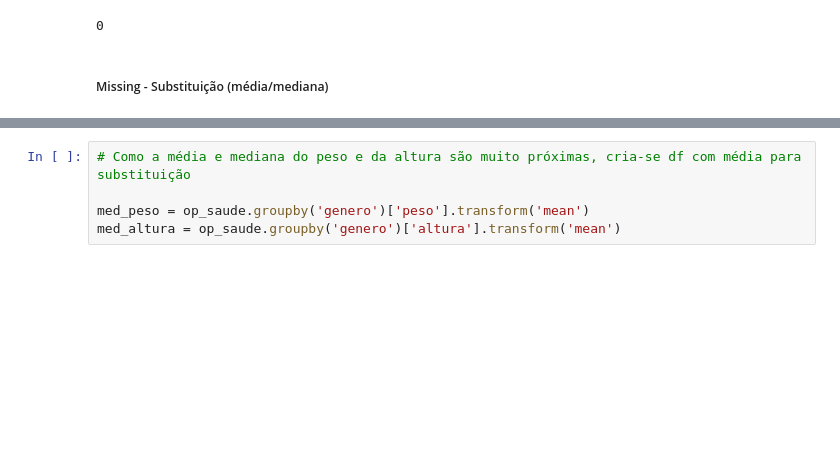
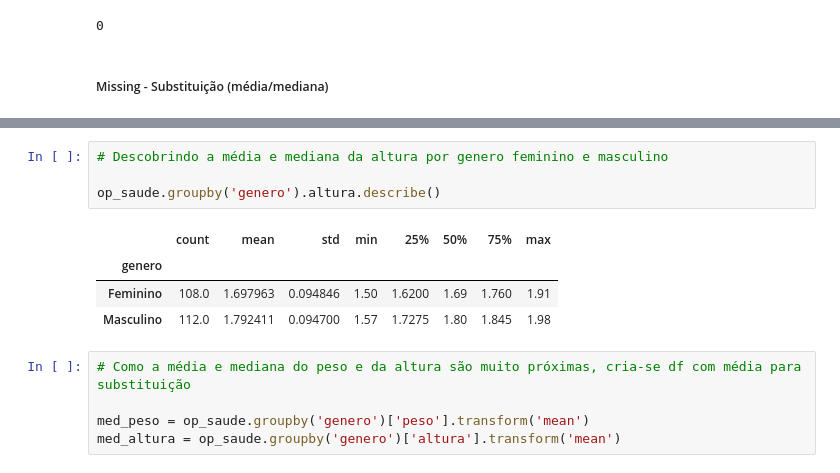
Before and after one commit to magalhaesaamanda/EDA_Operadora_Saude, a Jupyter notebook: tratativa/Tratativa_op_saude.ipynb, the cells around one changed output, grey strips where cells are left out. Saved outputs shown, nothing was run; the diff lists cells and outputs as text; blank space fills up the shorter version.

```diff
--- a/tratativa/Tratativa_op_saude.ipynb
+++ b/tratativa/Tratativa_op_saude.ipynb
@@ -297,3 +297,12 @@ op_saude.groupby('genero').peso.describe()
+# %%
+# Descobrindo a média e mediana da altura por genero feminino e masculino
+
+op_saude.groupby('genero').altura.describe()
+# %% [output]
+|  | count | mean | std | min | 25% | 50% | 75% | max |
+| genero |  |  |  |  |  |  |  |  |
+| Feminino | 108.0 | 1.697963 | 0.094846 | 1.50 | 1.6200 | 1.69 | 1.760 | 1.91 |
+| Masculino | 112.0 | 1.792411 | 0.094700 | 1.57 | 1.7275 | 1.80 | 1.845 | 1.98 |
 # %%
 # Como a média e mediana do peso e da altura são muito próximas, cria-se df com média para substituição
 
```
Also changed, not shown: parts of 15 cells of this notebook, 2 other files.
